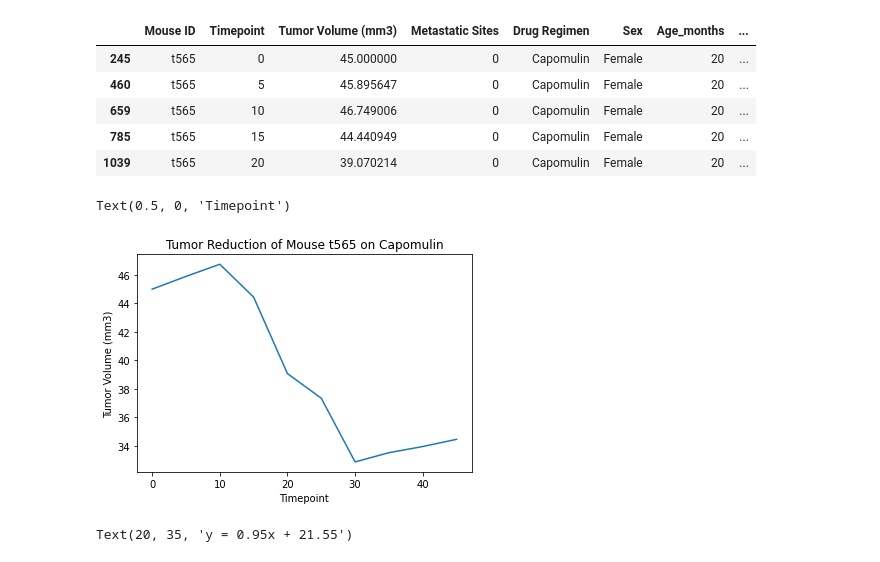
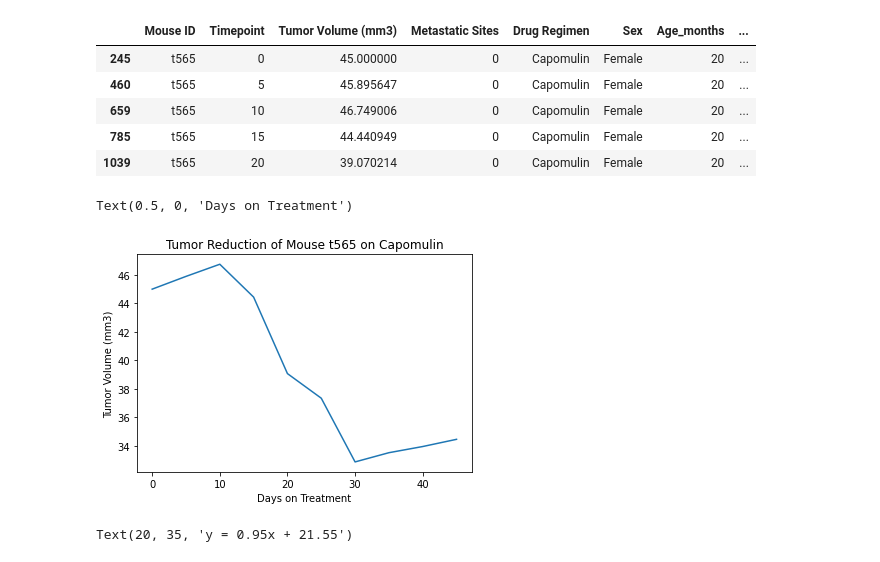
Before and after one commit to leah-handel/Cancer-Treatment-Analysis, a Jupyter notebook: pymaceuticals_starter.ipynb, the cells around one changed output. Saved outputs shown, nothing was run; the diff lists cells and outputs as text; code cells hidden in the pictures.

```diff
--- a/pymaceuticals_starter.ipynb
+++ b/pymaceuticals_starter.ipynb
@@ -479,11 +429,12 @@ y_t565 = t565["Tumor Volume (mm3)"]
 # %%
 plt.plot(x_t565, y_t565)
 plt.title("Tumor Reduction of Mouse t565 on Capomulin")
 plt.ylabel("Tumor Volume (mm3)")
-plt.xlabel("Timepoint")
+plt.xlabel("Days on Treatment")
+#assuming this is measured in days for the sake of having a nice label
 # %% [output]
-Text(0.5, 0, 'Timepoint')
+Text(0.5, 0, 'Days on Treatment')
-[figure, old version]
+[figure, new version]
 # %%
 # Generate a scatter plot of average tumor volume vs. mouse weight for the Capomulin regimen
 cap_all_time = results.loc[results["Drug Regimen"]=="Capomulin",:]
```
Also changed, not shown: parts of 43 cells of this notebook.
